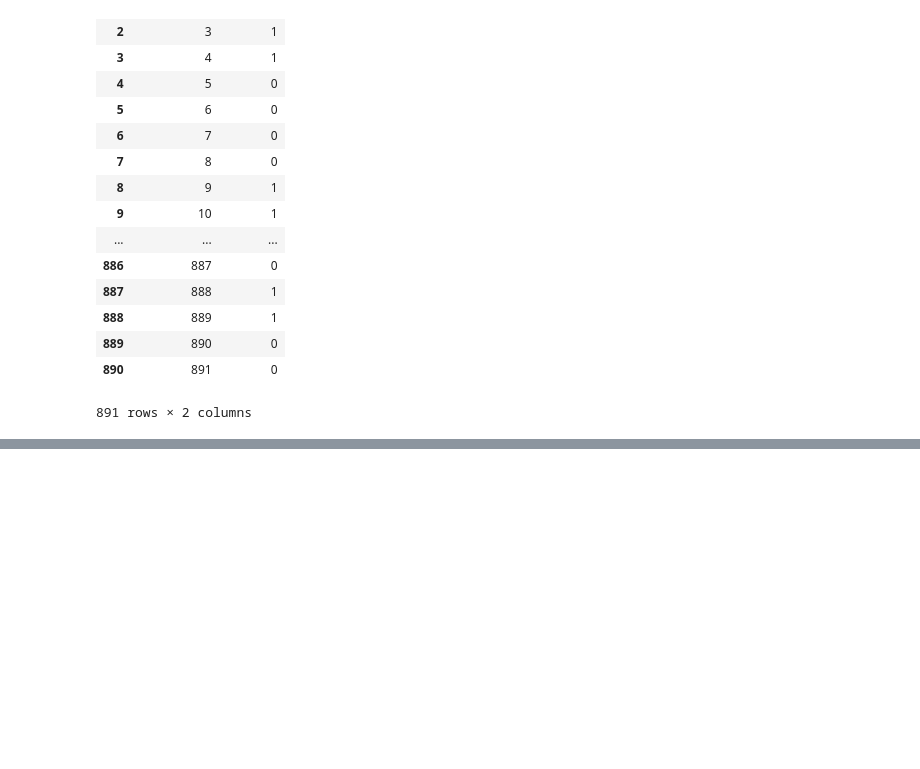
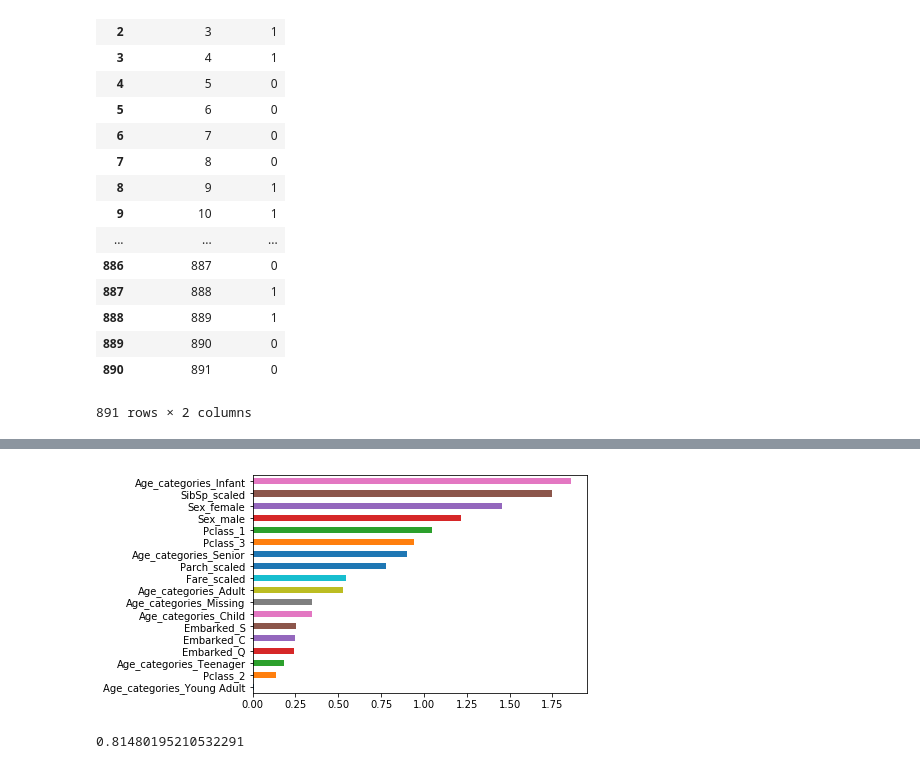
Before and after one commit to jackyho112/titanic-case-study, a Jupyter notebook: titanic.ipynb, the cells around one changed output, grey strips where cells are left out. Drawn from its saved outputs; the diff is of its cells as text; code cells hidden in the pictures; blank space fills up the shorter version.

```diff
--- a/titanic.ipynb
+++ b/titanic.ipynb
@@ -187,0 +252,6 @@ Onto the more optimizations
+# %%
+ordered_feature_importance = feature_importance.abs().sort_values()
+ordered_feature_importance.plot.barh()
+plt.show()
+# %% [output]
+[figure, added]
@@ -187,0 +266,4 @@ Onto the more optimizations
+# %%
+accuracy
+# %% [output]
+0.81480195210532291
```
Also changed, not shown: parts of 49 cells of this notebook.
